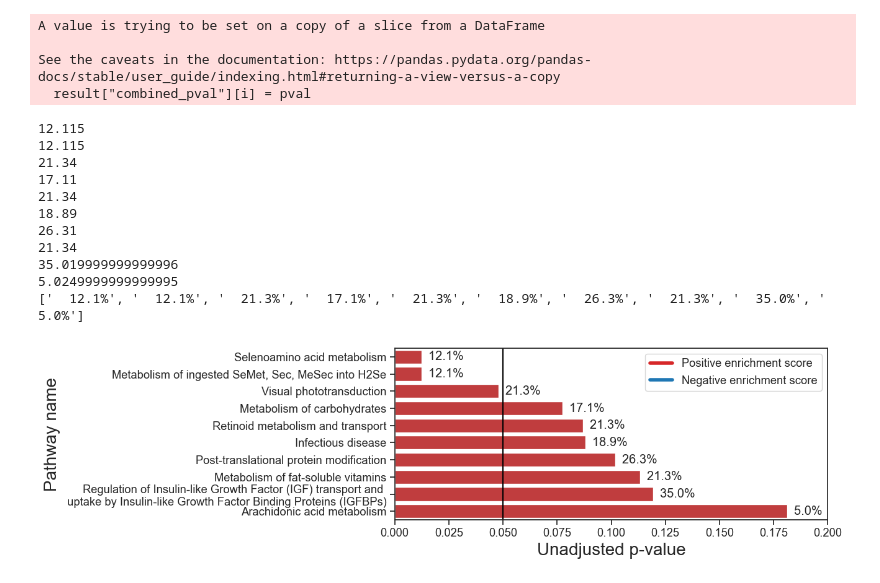
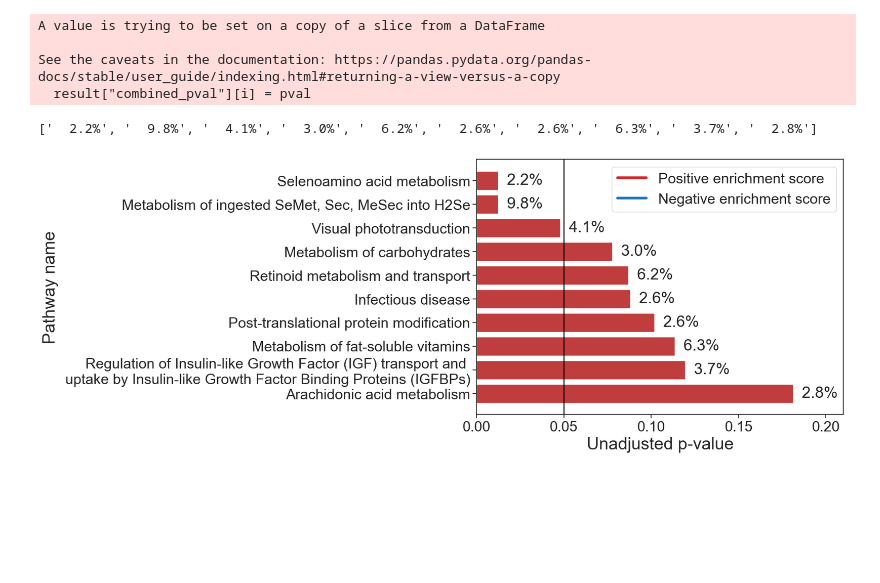
Before and after one commit to j-keung/multiomics-pathway-analysis, a Jupyter notebook: main_scripts/conventional_PA.ipynb, the cells around one changed output. Saved outputs shown, nothing was run; the diff lists cells and outputs as text; code cells hidden in the pictures; blank space fills up the shorter version.

```diff
--- a/main_scripts/conventional_PA.ipynb
+++ b/main_scripts/conventional_PA.ipynb
@@ -38 +77,4 @@ See the caveats in the documentation: https://pandas.pydata.org/pandas-docs/stab
+# %%
+#Change name to have a line break otherwise it won't fit on the plot
+top_10_pathways.Pathway_name[62] = '\n Transport of inorganic cations/anions and \n amino acids/oligopeptides   '
 # %%
@@ -335,14 +305,20 @@ top_10_pathways
 from matplotlib.lines import Line2D #To colour the bar by enrichment
 
 top_10_pathways_gsea = gsea_res.sort_values(by="P-value").iloc[0:10, :]
-plt.figure(figsize=(9, 3.6))
+plt.figure(figsize=(10, 7))
 
-sns.set(font_scale = 1.2) #sns.set(font_scale = 1.2) for metabolomic because of long label
+sns.set(font_scale = 2) #sns.set(font_scale = 1.2) for metabolomic because of long label
 sns.set_style("ticks") # same as "white" but with ticks
 
 # set bar colour based on normalised enrichment score sign
 bar_color = ['tab:red' if float(i) > 0 else 'tab:blue' for i in top_10_pathways_gsea['NES']]
 ax = sns.barplot(data=top_10_pathways_gsea, y="Pathway_name", x="P-value", orient="h", palette=bar_color)
+
+#Increase space between the bars and the axis
+ax.relim()
+ax.autoscale_view()
+
+
 
 label = []
 for pathway in top_10_pathways_gsea["Entity %"]:
@@ -353,8 +329,8 @@ print(label)
 ax.bar_label(ax.containers[0], labels=label)
 
 #plt.title('GSEA for proteomic data',fontsize=22,pad=10)
-plt.xlabel('Unadjusted p-value',fontsize=20)
-plt.ylabel('Pathway name',fontsize=20) ;
+plt.xlabel('Unadjusted p-value',fontsize=26)
+plt.ylabel('Pathway name',fontsize=26) ;
 
 plt.axvline(0.05, c="black")
 
@@ -363,5 +339,5 @@ custom_lines = [Line2D([0], [0], color='tab:red', lw=4),
                 Line2D([0], [0], color='tab:blue', lw=4)]
 plt.legend(handles=custom_lines, labels=['Positive enrichment score', 'Negative enrichment score'],loc="upper right")
 
-#plt.savefig( '../Figures/proteomic_GSEA_top_10.png' , dpi=300,bbox_inches = 'tight' , pad_inches = 0.2 , facecolor='w')
+#plt.savefig( '../Figures/metabolomic_GSEA_top_10.png' , dpi=300,bbox_inches = 'tight' , pad_inches = 0.2 , facecolor='w')
 # %% [output]
@@ -456,54 +437,64 @@ See the caveats in the documentation: https://pandas.pydata.org/pandas-docs/stab
 from matplotlib.lines import Line2D
 
 top_10_pathways_gsea = result.sort_values(by="combined_pval").iloc[0:10, :]
-plt.figure(figsize=(9, 3.6))
+plt.figure(figsize=(10, 7))
 
-sns.set(font_scale = 1.2) #sns.set(font_scale = 1.2)  because of long label
+sns.set(font_scale = 2) #sns.set(font_scale = 1.2) for metabolomic because of long label
 sns.set_style("ticks") # same as "white" but with ticks
 
 # set bar colour based on normalised enrichment score sign
 bar_color = ['tab:red' if float(i) > 0 else 'tab:blue' for i in top_10_pathways_gsea['NES_x']]
 ax = sns.barplot(data=top_10_pathways_gsea, y="Pathway_name_x", x="combined_pval", orient="h", palette=bar_color)
 
+#Increase space between the bars and the axis
+ax.relim()
+ax.autoscale_view()
+
+
 label=[]
+# for i in range(10):
+#     pathway1 =  top_10_pathways_gsea["Entity %_x"][i][:-1]
+
+#     pathway2 =  top_10_pathways_gsea["Entity %_y"][i][:-1]
+
+#     percent = (float(pathway1)+float(pathway2))/2
+#     print(percent)
+#     label.append("  "+ str(round(percent,1))+ '%')
+
+# print(label)
+
 for i in range(10):
-    pathway1 =  top_10_pathways_gsea["Entity %_x"][i][:-1]
 
-    pathway2 =  top_10_pathways_gsea["Entity %_y"][i][:-1]
+    pathway_nam = top_10_pathways_gsea.index[i]
 
-    percent = (float(pathway1)+float(pathway2))/2
-    print(percent)
+    num_in_df = len(filtered_dict[pathway_nam])
+    num_whole_pathway = len(pathways_dict[pathway_nam])
+
+    percent = (num_in_df/num_whole_pathway) * 100
+
     label.append("  "+ str(round(percent,1))+ '%')
 
+
 print(label)
+
 
 
 ax.bar_label(ax.containers[0], labels=label)
 
 #plt.title('GSEA for integrated data',fontsize=22, pad=10)
-plt.xlabel('Unadjusted p-value',fontsize=20)
-plt.ylabel('Pathway name',fontsize=20)
-plt.xlim(0, 0.2);
+plt.xlabel('Unadjusted p-value',fontsize=26)
+plt.ylabel('Pathway name',fontsize=26)
+plt.xlim(0, 0.21);
 
 plt.axvline(0.05, c="black")
 
 #Add legend
 custom_lines = [Line2D([0], [0], color='tab:red', lw=4),
                 Line2D([0], [0], color='tab:blue', lw=4)]
 plt.legend(handles=custom_lines, labels=['Positive enrichment score', 'Negative enrichment score'],loc="upper right")
 
 
 #plt.savefig( '../Figures/integrated_GSEA_top_10.png' , dpi=300,bbox_inches = 'tight' , pad_inches = 0.2 , facecolor='w')
 # %% [output]
-12.115
-12.115
-21.34
-17.11
-21.34
-18.89
-26.31
-21.34
-35.019999999999996
-5.0249999999999995
-['  12.1%', '  12.1%', '  21.3%', '  17.1%', '  21.3%', '  18.9%', '  26.3%', '  21.3%', '  35.0%', '  5.0%']
+['  2.2%', '  9.8%', '  4.1%', '  3.0%', '  6.2%', '  2.6%', '  2.6%', '  6.3%', '  3.7%', '  2.8%']
-[figure, old version]
+[figure, new version]
```
Also changed, not shown: parts of 19 cells of this notebook, 1 other file.
